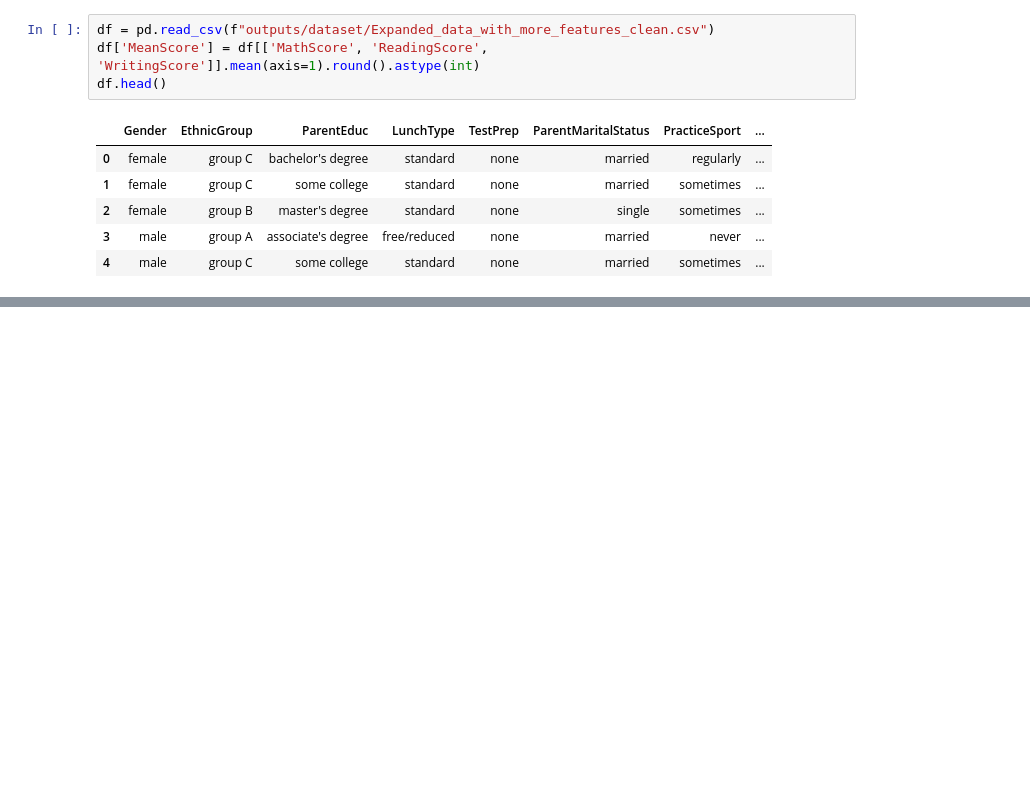
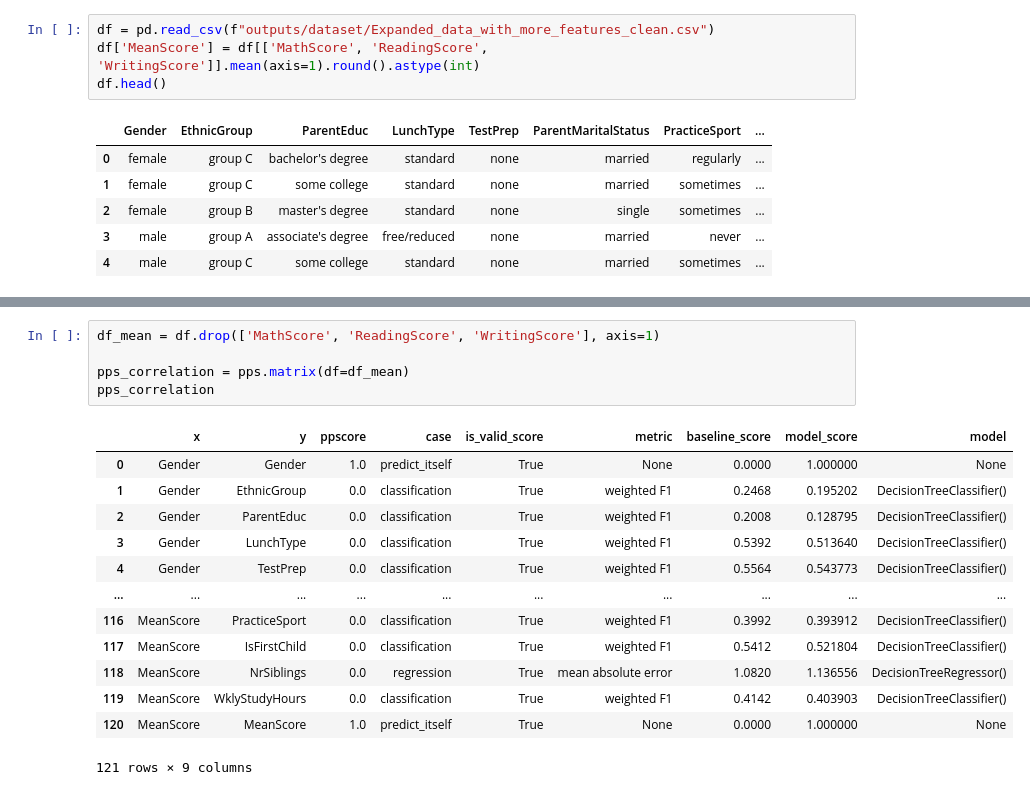
Before and after one commit to A-Hoenig/student-AI, a Jupyter notebook: jupyter_notebooks/Notebook_4_eda2.ipynb, the cells around one changed output, grey strips where cells are left out. Drawn from its saved outputs; the diff is of its cells as text; blank space fills up the shorter version.

Commit message:
add pearson, spearman and pps correlation tests

```diff
--- a/jupyter_notebooks/Notebook_4_eda2.ipynb
+++ b/jupyter_notebooks/Notebook_4_eda2.ipynb
@@ -54,0 +193,19 @@ df.head()
+# %%
+df_mean = df.drop(['MathScore', 'ReadingScore', 'WritingScore'], axis=1)
+
+pps_correlation = pps.matrix(df=df_mean)
+pps_correlation
+# %% [output]
+|  | x | y | ppscore | case | is_valid_score | metric | baseline_score | model_score | model |
+| 0 | Gender | Gender | 1.0 | predict_itself | True | None | 0.0000 | 1.000000 | None |
+| 1 | Gender | EthnicGroup | 0.0 | classification | True | weighted F1 | 0.2468 | 0.195202 | DecisionTreeClassifier() |
+| 2 | Gender | ParentEduc | 0.0 | classification | True | weighted F1 | 0.2008 | 0.128795 | DecisionTreeClassifier() |
+| 3 | Gender | LunchType | 0.0 | classification | True | weighted F1 | 0.5392 | 0.513640 | DecisionTreeClassifier() |
+| 4 | Gender | TestPrep | 0.0 | classification | True | weighted F1 | 0.5564 | 0.543773 | DecisionTreeClassifier() |
+| ... | ... | ... | ... | ... | ... | ... | ... | ... | ... |
+| 116 | MeanScore | PracticeSport | 0.0 | classification | True | weighted F1 | 0.3992 | 0.393912 | DecisionTreeClassifier() |
+| 117 | MeanScore | IsFirstChild | 0.0 | classification | True | weighted F1 | 0.5412 | 0.521804 | DecisionTreeClassifier() |
+| 118 | MeanScore | NrSiblings | 0.0 | regression | True | mean absolute error | 1.0820 | 1.136556 | DecisionTreeRegressor() |
+| 119 | MeanScore | WklyStudyHours | 0.0 | classification | True | weighted F1 | 0.4142 | 0.403903 | DecisionTreeClassifier() |
+| 120 | MeanScore | MeanScore | 1.0 | predict_itself | True | None | 0.0000 | 1.000000 | None |
+121 rows × 9 columns
```
Also changed, not shown: parts of 20 cells of this notebook, 1 other file.
